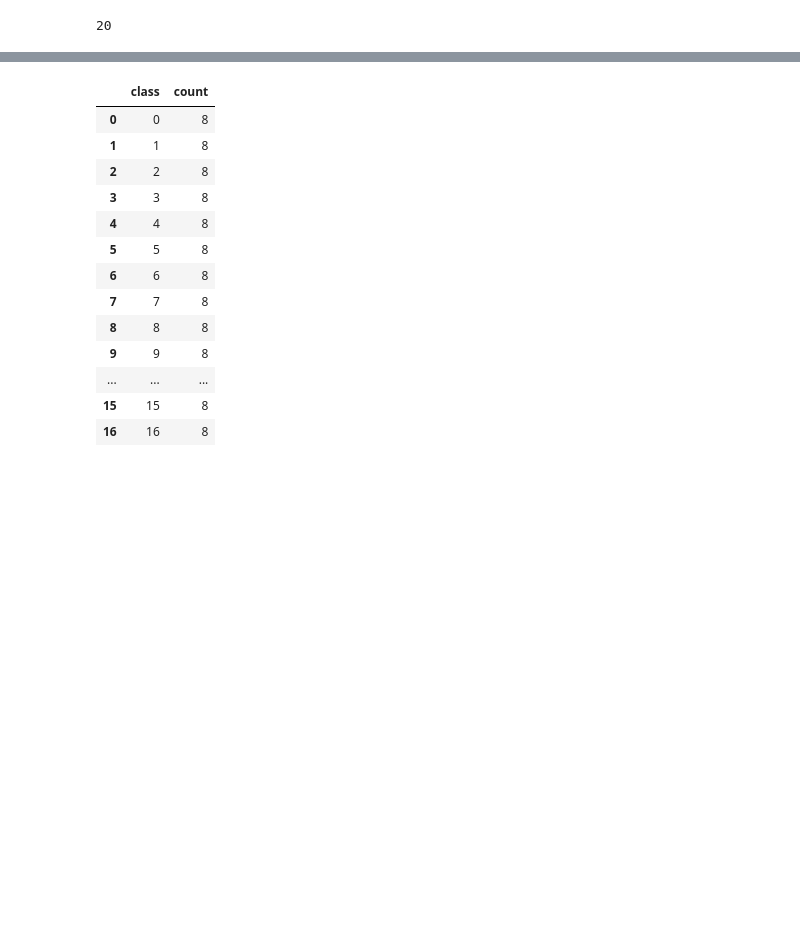
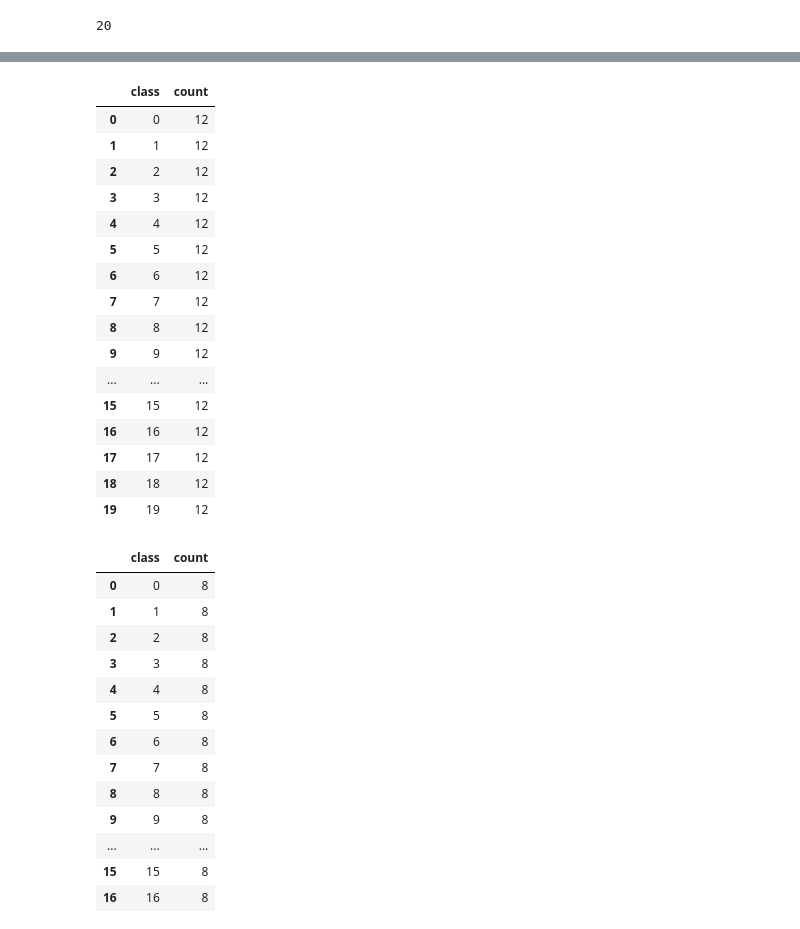
Before and after one commit to snbhattacharjya/Simplilearn, a Jupyter notebook: Advanced Deep Learning/Facial Recognition.ipynb, the cells around one changed output, grey strips where cells are left out. Saved outputs shown, nothing was run; the diff lists cells and outputs as text; code cells hidden in the pictures; blank space fills up the shorter version.

```diff
--- a/Advanced Deep Learning/Facial Recognition.ipynb
+++ b/Advanced Deep Learning/Facial Recognition.ipynb
@@ -39,3 +41,23 @@ df.plot(kind='bar', x='class', y=['count'])
+# %%
+df
+# %% [output]
+|  | class | count |
+| 0 | 0 | 12 |
+| 1 | 1 | 12 |
+| 2 | 2 | 12 |
+| 3 | 3 | 12 |
+| 4 | 4 | 12 |
+| 5 | 5 | 12 |
+| 6 | 6 | 12 |
+| 7 | 7 | 12 |
+| 8 | 8 | 12 |
+| 9 | 9 | 12 |
+| ... | ... | ... |
+| 15 | 15 | 12 |
+| 16 | 16 | 12 |
+| 17 | 17 | 12 |
+| 18 | 18 | 12 |
+| 19 | 19 | 12 |
 # %%
 df_test = np.unique(y_test, return_counts=True)
 df_test = pd.DataFrame({'class': df_test[0], 'count': df_test[1]})
```
Also changed, not shown: parts of 14 cells of this notebook.
